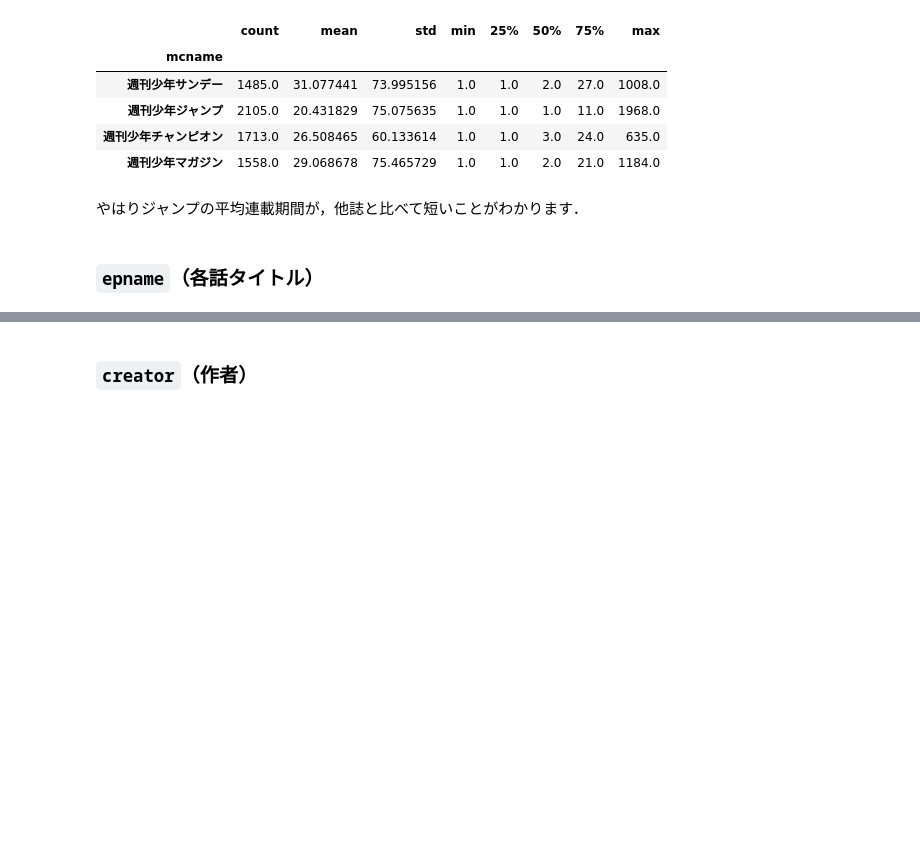
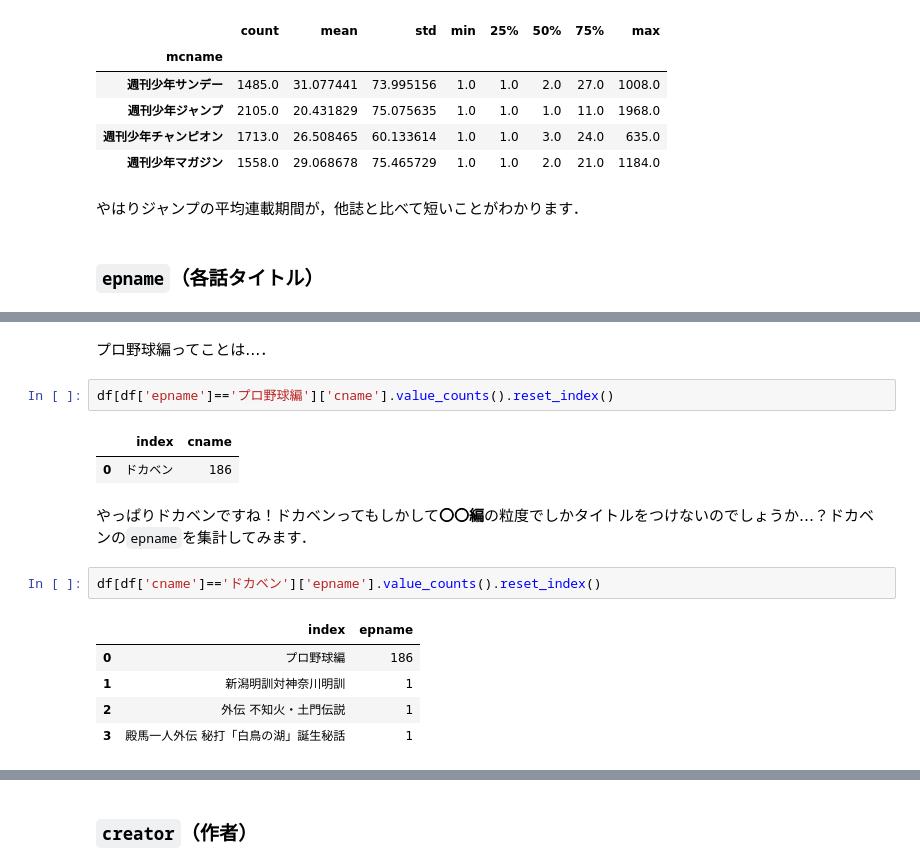
Before and after one commit to kakeami/viz-madb, a Jupyter notebook: _sources/eda/eda.ipynb, the cells around one changed output, grey strips where cells are left out. Saved outputs shown, nothing was run; the diff lists cells and outputs as text; blank space fills up the shorter version.

```diff
--- a/_sources/eda/eda.ipynb
+++ b/_sources/eda/eda.ipynb
@@ -234,0 +259,17 @@ df_tmp.groupby('mcname')['counts'].describe()
+# %% [markdown]
+プロ野球編ってことは…．
+# %%
+df[df['epname']=='プロ野球編']['cname'].value_counts().reset_index()
+# %% [output]
+|  | index | cname |
+| 0 | ドカベン | 186 |
+# %% [markdown]
+やっぱりドカベンですね！ドカベンってもしかして**〇〇編**の粒度でしかタイトルをつけないのでしょうか…？ドカベンの`epname`を集計してみます．
+# %%
+df[df['cname']=='ドカベン']['epname'].value_counts().reset_index()
+# %% [output]
+|  | index | epname |
+| 0 | プロ野球編 | 186 |
+| 1 | 新潟明訓対神奈川明訓 | 1 |
+| 2 | 外伝 不知火・土門伝説 | 1 |
+| 3 | 殿馬一人外伝 秘打「白鳥の湖」誕生秘話 | 1 |
```
Also changed, not shown: parts of 14 cells of this notebook, 2 other files.
